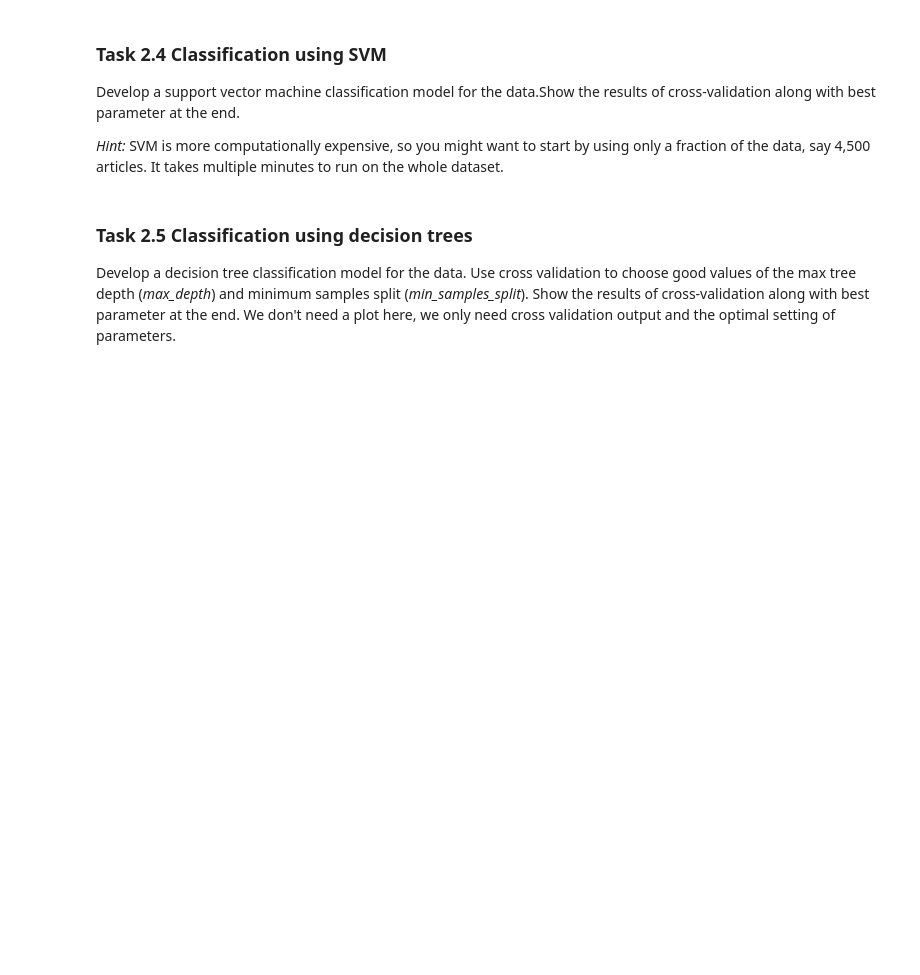
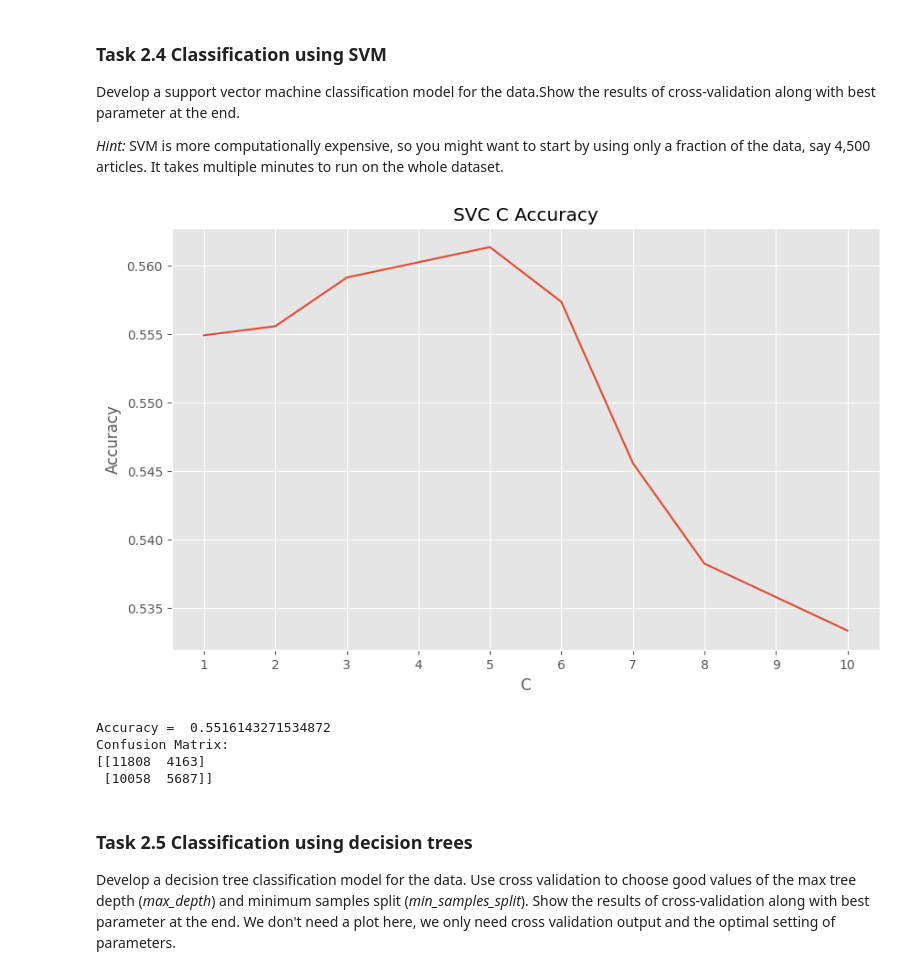
Before and after one commit to logancorrea/Intro-to-Data-Science, a Jupyter notebook: Homework/HW07/HW7.ipynb, the cells around one changed output. Cells and saved outputs as stored; diff of their text form; code cells hidden in the pictures; blank space fills up the shorter version.

```diff
--- a/Homework/HW07/HW7.ipynb
+++ b/Homework/HW07/HW7.ipynb
@@ -360,3 +439,37 @@ Develop a support vector machine classification model for the data.Show the resu
+# %%
+# Build SVM classifier using the 4500 samples from training dataset
+Cs = np.linspace(1, 10, 10)
+Accuracies = np.zeros(Cs.shape[0])
+for i,C in enumerate(Cs):
+    SVMmodel = svm.SVC(kernel='rbf', C=C)
+    scores = cross_val_score(estimator=SVMmodel, X=X[:4500], y=y[:4500], cv=5, scoring='accuracy')
+    Accuracies[i] = scores.mean()
+# %%
+# Plot the accuracies for different values of C
+plt.plot(Cs, Accuracies)
+plt.title('SVC C Accuracy')
+plt.ylabel('Accuracy')
+plt.xlabel('C')
+plt.xticks(Cs)
+plt.show()
+# %% [output]
+[figure, added]
+# %%
+# Create a SVM model with the best value of C
+X_train, X_test, y_train, y_test = train_test_split(X, y, random_state=1, test_size=0.8)
+
+model = svm.SVC(kernel='rbf', C=5, gamma = 'scale')
+model.fit(X_train, y_train)
+
+y_pred = model.predict(X_test)
+print('Accuracy = ', metrics.accuracy_score(y_true = y_test, y_pred = y_pred))
+print('Confusion Matrix:')
+print(metrics.confusion_matrix(y_true = y_test, y_pred = y_pred))
+# %% [output]
+Accuracy =  0.5516143271534872
+Confusion Matrix:
+[[11808  4163]
+ [10058  5687]]
 # %% [markdown]
 ### Task 2.5 Classification using decision trees
 
```
Also changed, not shown: parts of 12 cells of this notebook.
